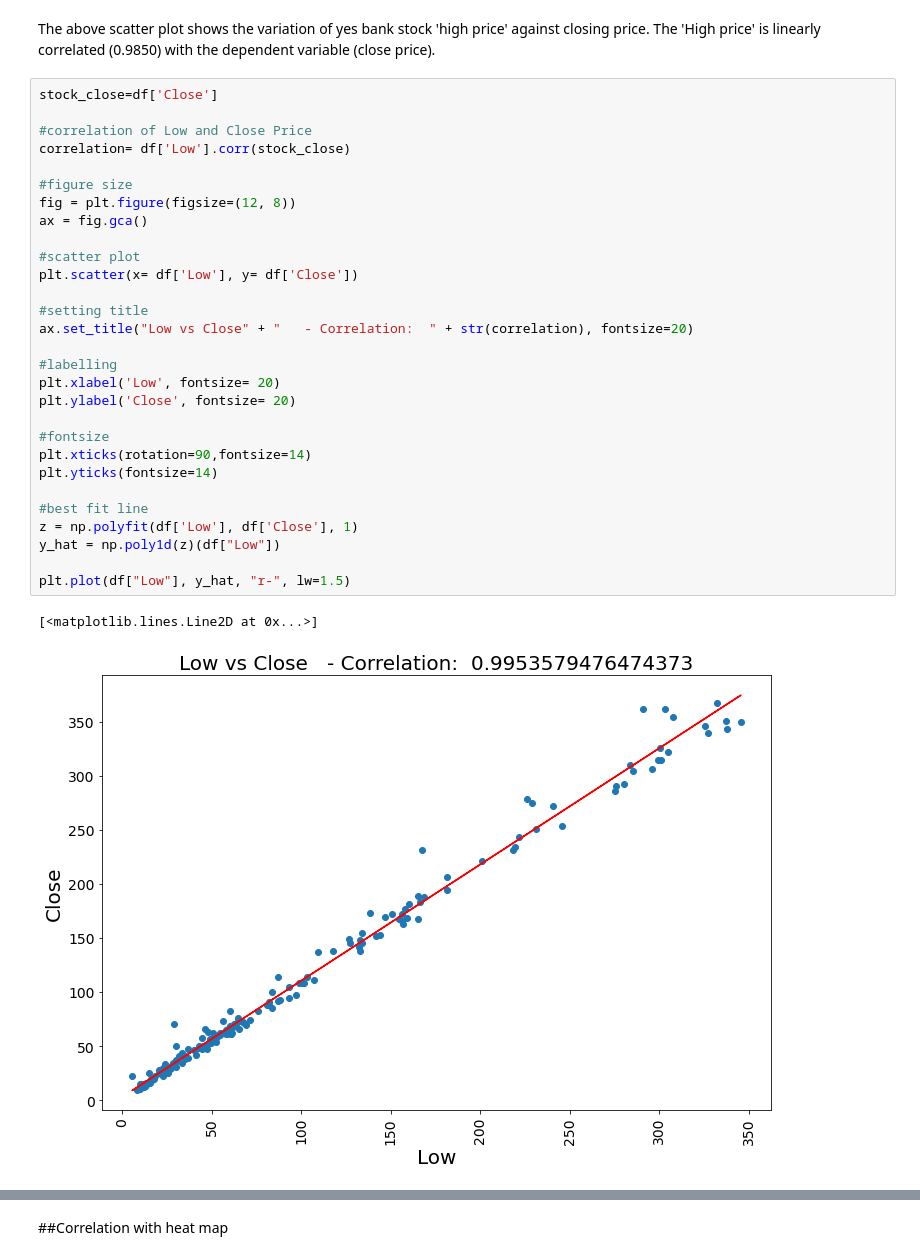
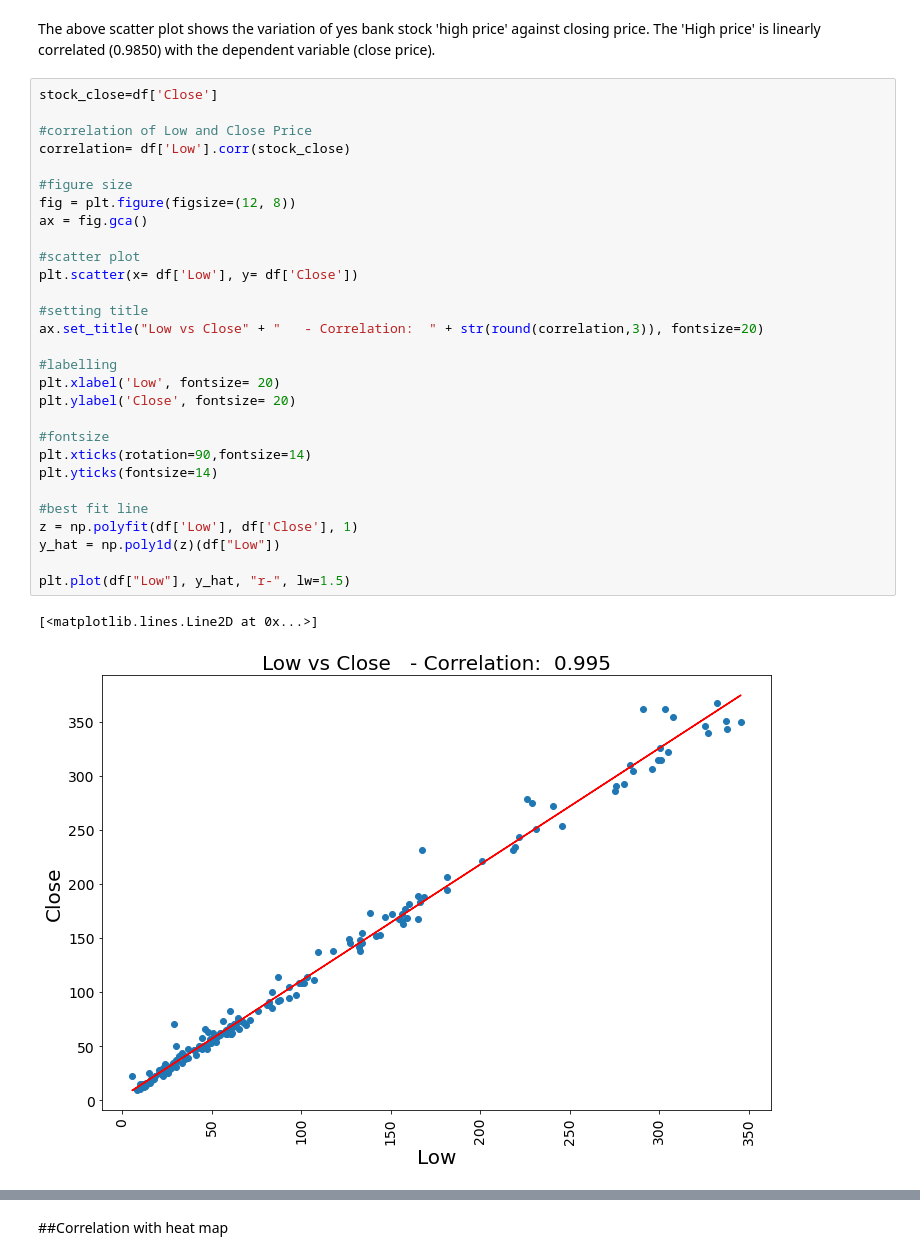
Before and after one commit to Zeeshan00789/Yes-bank-closing-price-prediction, a Jupyter notebook: Yes_Bank_Stock_Closing_Price_Prediction.ipynb, the cells around one changed output, grey strips where cells are left out. Cells and saved outputs as stored; diff of their text form.

```diff
--- a/Yes_Bank_Stock_Closing_Price_Prediction.ipynb
+++ b/Yes_Bank_Stock_Closing_Price_Prediction.ipynb
@@ -378,33 +382,33 @@ The above scatter plot shows the variation of yes bank stock 'high price' agains
 # %%
 stock_close=df['Close']
 
 #correlation of Low and Close Price
 correlation= df['Low'].corr(stock_close)
 
 #figure size
 fig = plt.figure(figsize=(12, 8))
 ax = fig.gca()
 
 #scatter plot
 plt.scatter(x= df['Low'], y= df['Close'])
 
 #setting title
-ax.set_title("Low vs Close" + "   - Correlation:  " + str(correlation), fontsize=20)
+ax.set_title("Low vs Close" + "   - Correlation:  " + str(round(correlation,3)), fontsize=20)
 
 #labelling
 plt.xlabel('Low', fontsize= 20)
 plt.ylabel('Close', fontsize= 20)
 
 #fontsize
 plt.xticks(rotation=90,fontsize=14)
 plt.yticks(fontsize=14)
 
 #best fit line
 z = np.polyfit(df['Low'], df['Close'], 1)
 y_hat = np.poly1d(z)(df["Low"])
 
 plt.plot(df["Low"], y_hat, "r-", lw=1.5)
 # %% [output]
 [<matplotlib.lines.Line2D at 0x...>]
-[figure, old version]
+[figure, new version]
 # %% [markdown]
```
Also changed, not shown: parts of 19 cells of this notebook.
